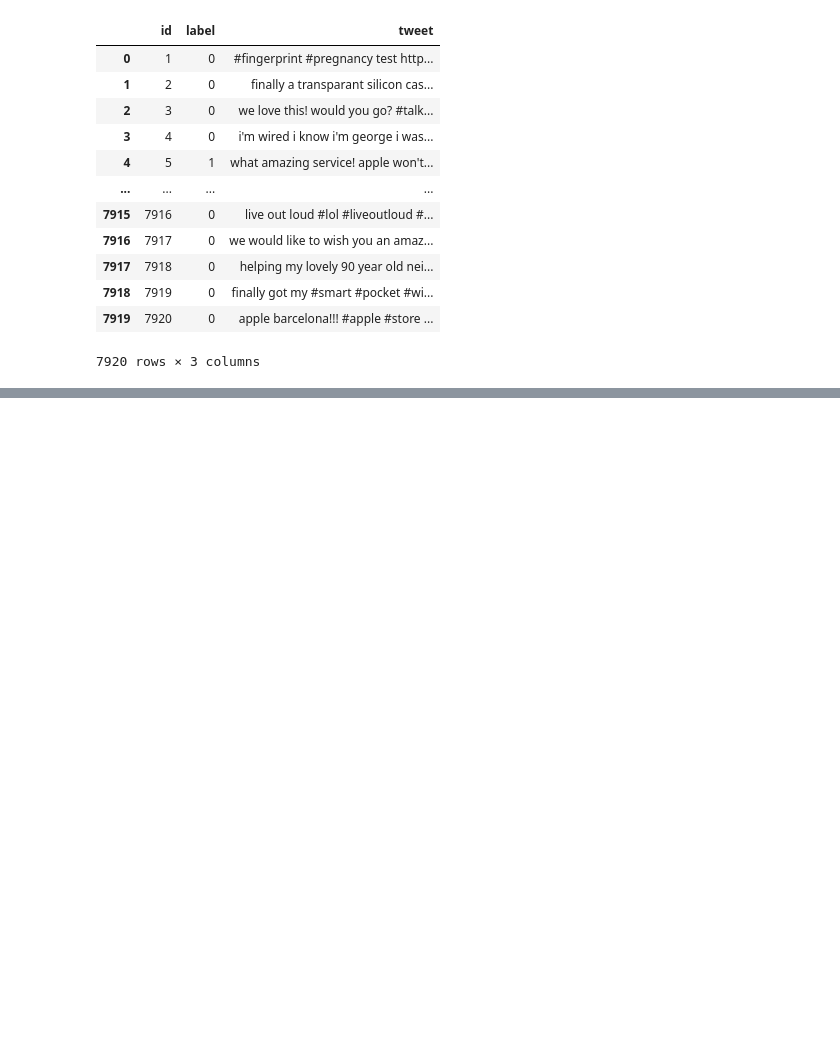
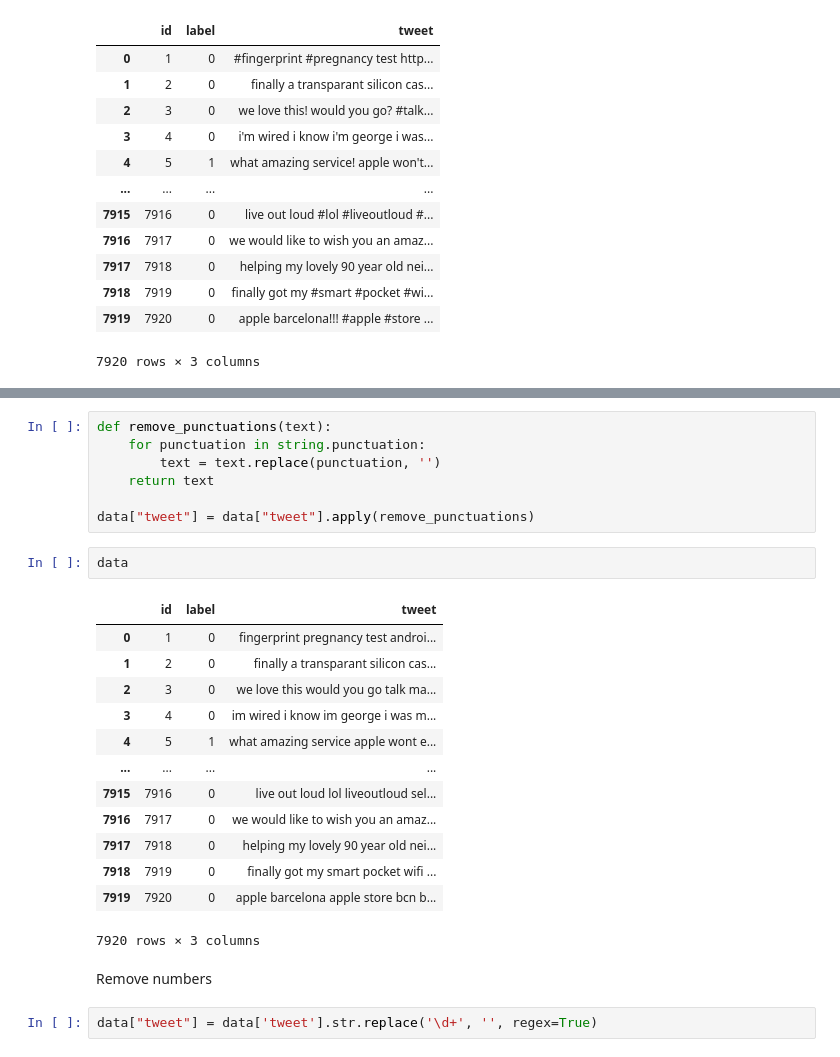
Before and after one commit to VirajBuwaneka/Sentiment_analysis_project, a Jupyter notebook: notebooks/model_building.ipynb, the cells around one changed output, grey strips where cells are left out. Saved outputs shown, nothing was run; the diff lists cells and outputs as text; blank space fills up the shorter version.

```diff
--- a/notebooks/model_building.ipynb
+++ b/notebooks/model_building.ipynb
@@ -57,0 +84,27 @@ data
+# %%
+def remove_punctuations(text):
+    for punctuation in string.punctuation:
+        text = text.replace(punctuation, '')
+    return text
+
+data["tweet"] = data["tweet"].apply(remove_punctuations)
+# %%
+data
+# %% [output]
+|  | id | label | tweet |
+| 0 | 1 | 0 | fingerprint pregnancy test androi... |
+| 1 | 2 | 0 | finally a transparant silicon cas... |
+| 2 | 3 | 0 | we love this would you go talk ma... |
+| 3 | 4 | 0 | im wired i know im george i was m... |
+| 4 | 5 | 1 | what amazing service apple wont e... |
+| ... | ... | ... | ... |
+| 7915 | 7916 | 0 | live out loud lol liveoutloud sel... |
+| 7916 | 7917 | 0 | we would like to wish you an amaz... |
+| 7917 | 7918 | 0 | helping my lovely 90 year old nei... |
+| 7918 | 7919 | 0 | finally got my smart pocket wifi ... |
+| 7919 | 7920 | 0 | apple barcelona apple store bcn b... |
+7920 rows × 3 columns
+# %% [markdown]
+Remove numbers
+# %%
+data["tweet"] = data['tweet'].str.replace('\d+', '', regex=True)
```
Also changed, not shown: parts of 51 cells of this notebook, 1 other file.
